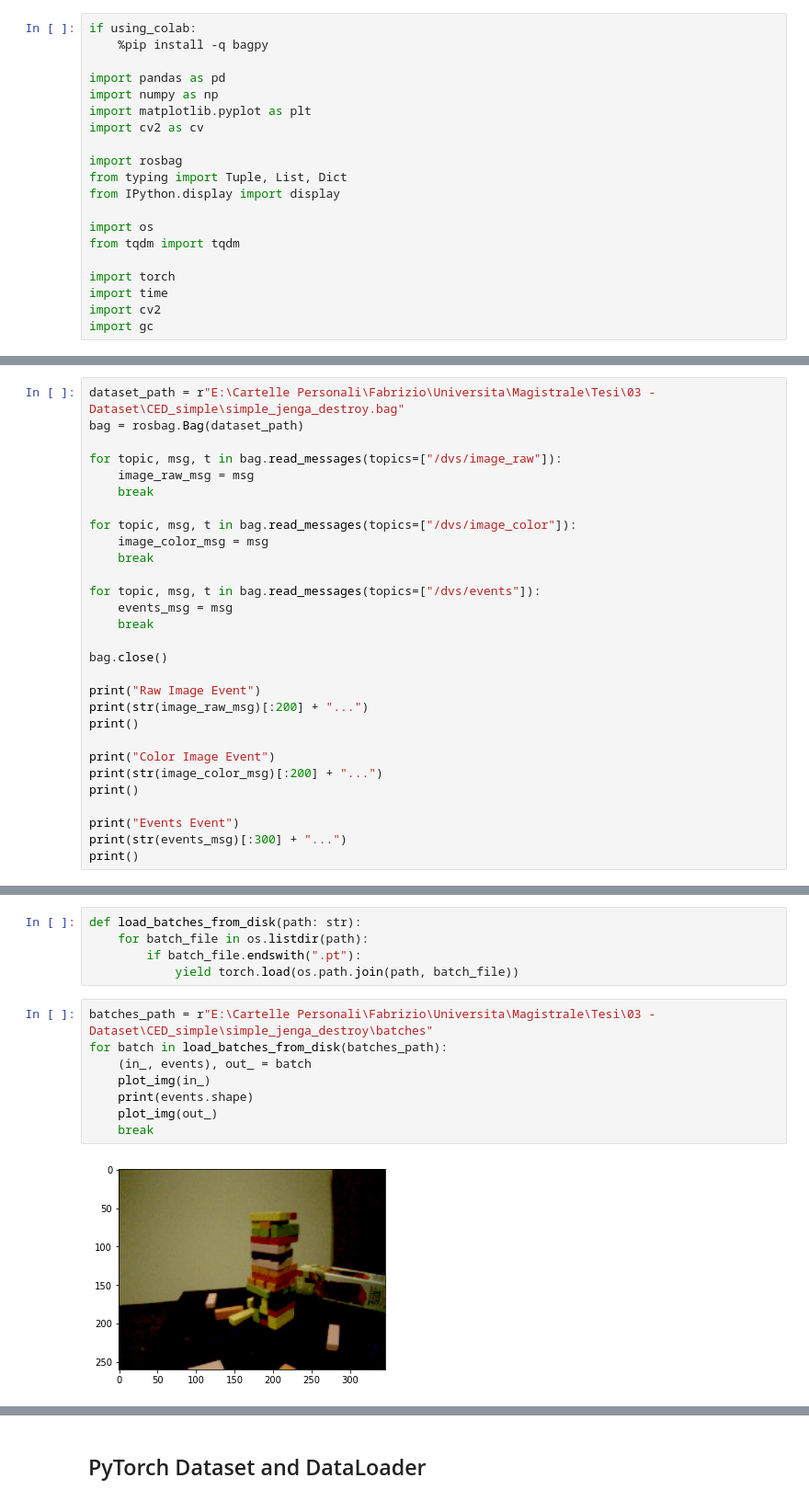
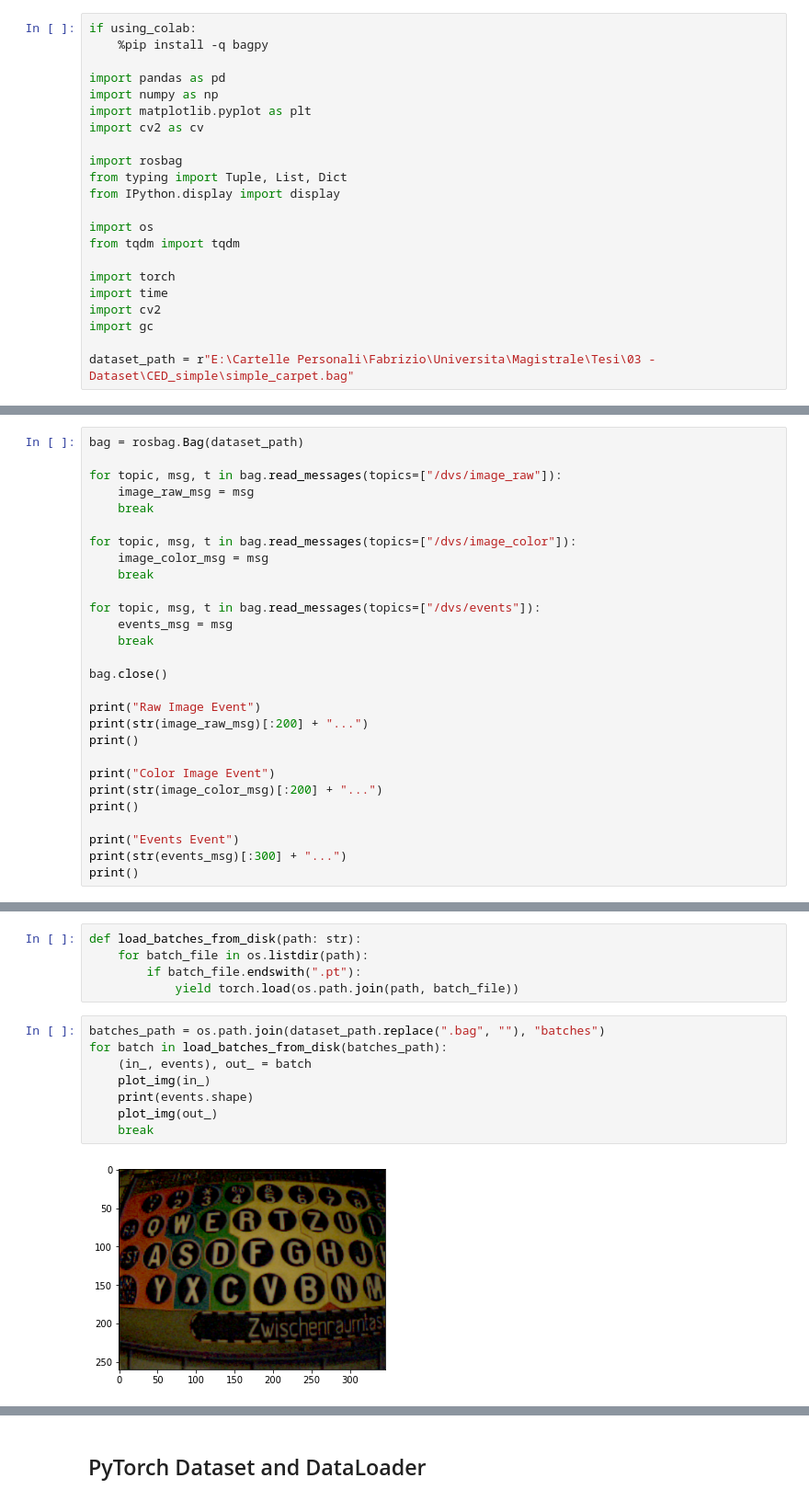
Before and after one commit to SkyLionx/evit, a Jupyter notebook: dataset.ipynb, the cells around one changed output, grey strips where cells are left out. Shown: that part at 92% size. Cells and saved outputs as stored; diff of their text form.

```diff
--- a/dataset.ipynb
+++ b/dataset.ipynb
@@ -27,6 +27,8 @@ import torch
 import time
 import cv2
 import gc
+
+dataset_path = r"E:\Cartelle Personali\Fabrizio\Universita\Magistrale\Tesi\03 - Dataset\CED_simple\simple_carpet.bag"
 # %% [markdown]
 # Dataset Handling
 # %% [markdown]
@@ -80,7 +82,6 @@ def save_video_tensors(path, frames, width, height, fps):
 # %% [markdown]
 ### Inspect messages content
 # %%
-dataset_path = r"E:\Cartelle Personali\Fabrizio\Universita\Magistrale\Tesi\03 - Dataset\CED_simple\simple_jenga_destroy.bag"
 bag = rosbag.Bag(dataset_path)
 
 for topic, msg, t in bag.read_messages(topics=["/dvs/image_raw"]):
@@ -554,13 +557,13 @@ def load_batches_from_disk(path: str):
         if batch_file.endswith(".pt"):
             yield torch.load(os.path.join(path, batch_file))
 # %%
-batches_path = r"E:\Cartelle Personali\Fabrizio\Universita\Magistrale\Tesi\03 - Dataset\CED_simple\simple_jenga_destroy\batches"
+batches_path = os.path.join(dataset_path.replace(".bag", ""), "batches")
 for batch in load_batches_from_disk(batches_path):
     (in_, events), out_ = batch
     plot_img(in_)
     print(events.shape)
     plot_img(out_)
     break
 # %% [output]
-[figure, old version]
+[figure, new version]
 (10, 260, 346)
```
Also changed, not shown: parts of 11 cells of this notebook.
